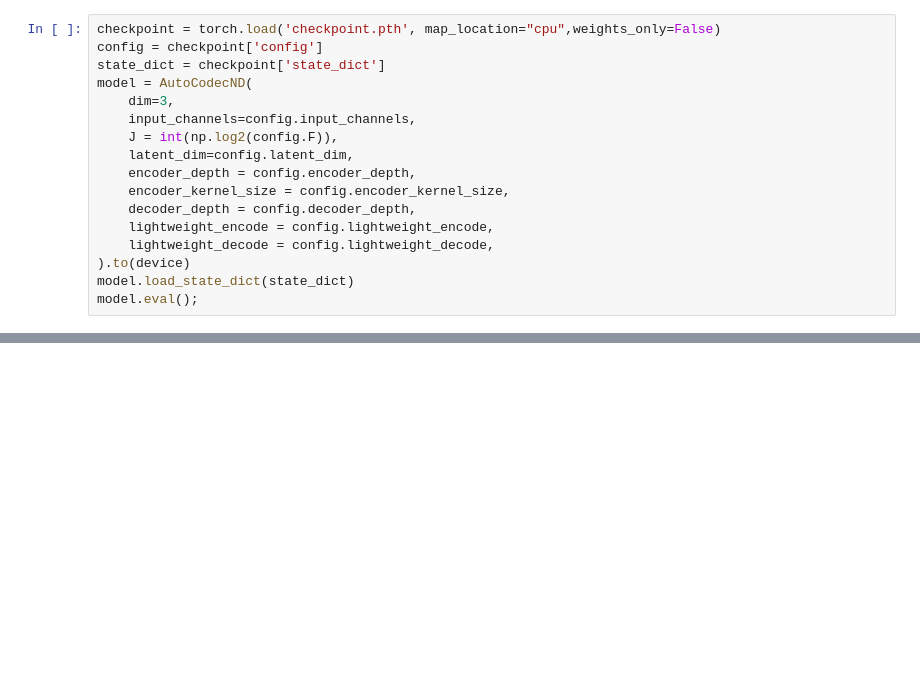
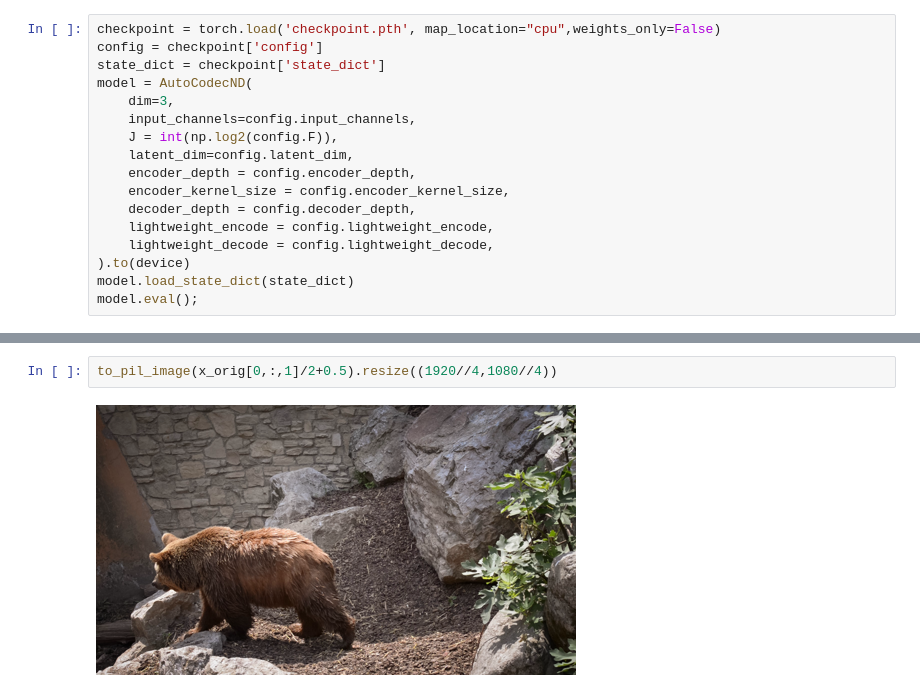
Before and after one commit to danjacobellis/autocodec, a Jupyter notebook: train/davis_eval.ipynb, the cells around one changed output, grey strips where cells are left out. Saved outputs shown, nothing was run; the diff lists cells and outputs as text; blank space fills up the shorter version.

```diff
--- a/train/davis_eval.ipynb
+++ b/train/davis_eval.ipynb
@@ -132,0 +153,4 @@ KeyboardInterrupt:
+# %%
+to_pil_image(x_orig[0,:,1]/2+0.5).resize((1920//4,1080//4))
+# %% [output]
+[figure, added]
```
Also changed, not shown: parts of 9 cells of this notebook.
